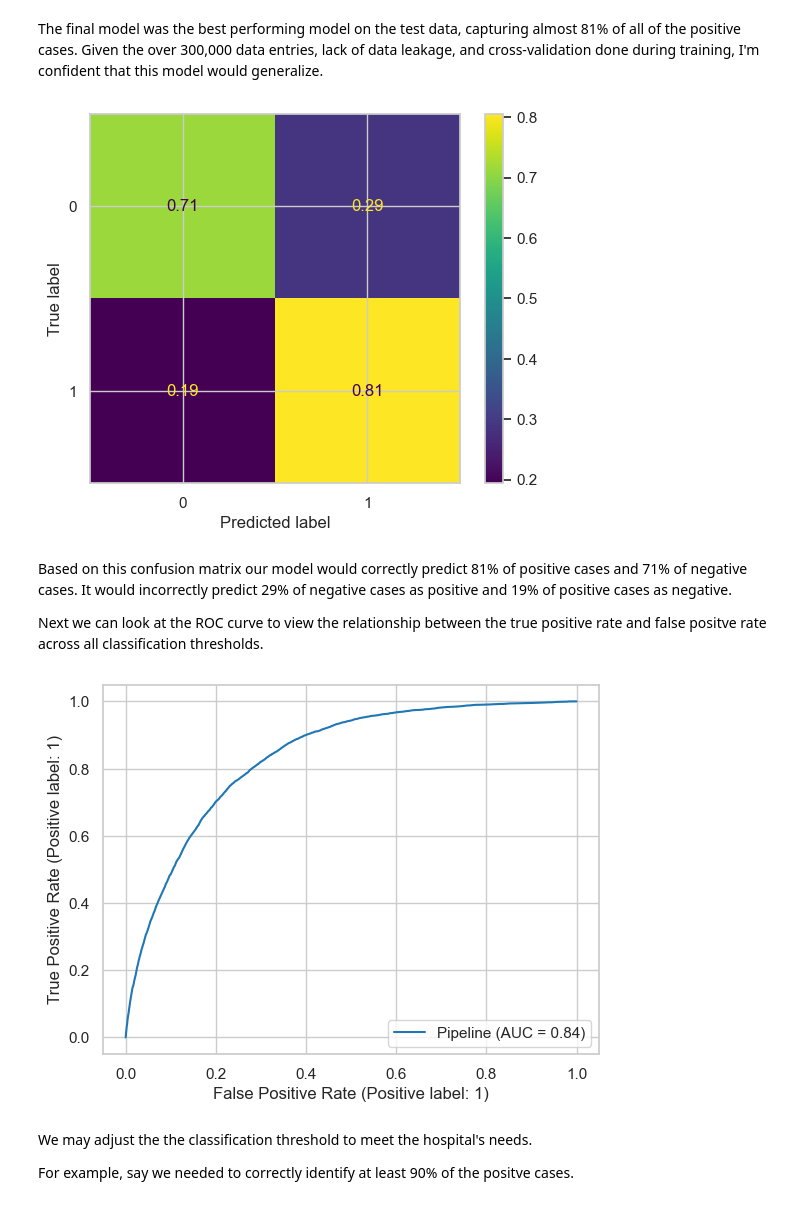
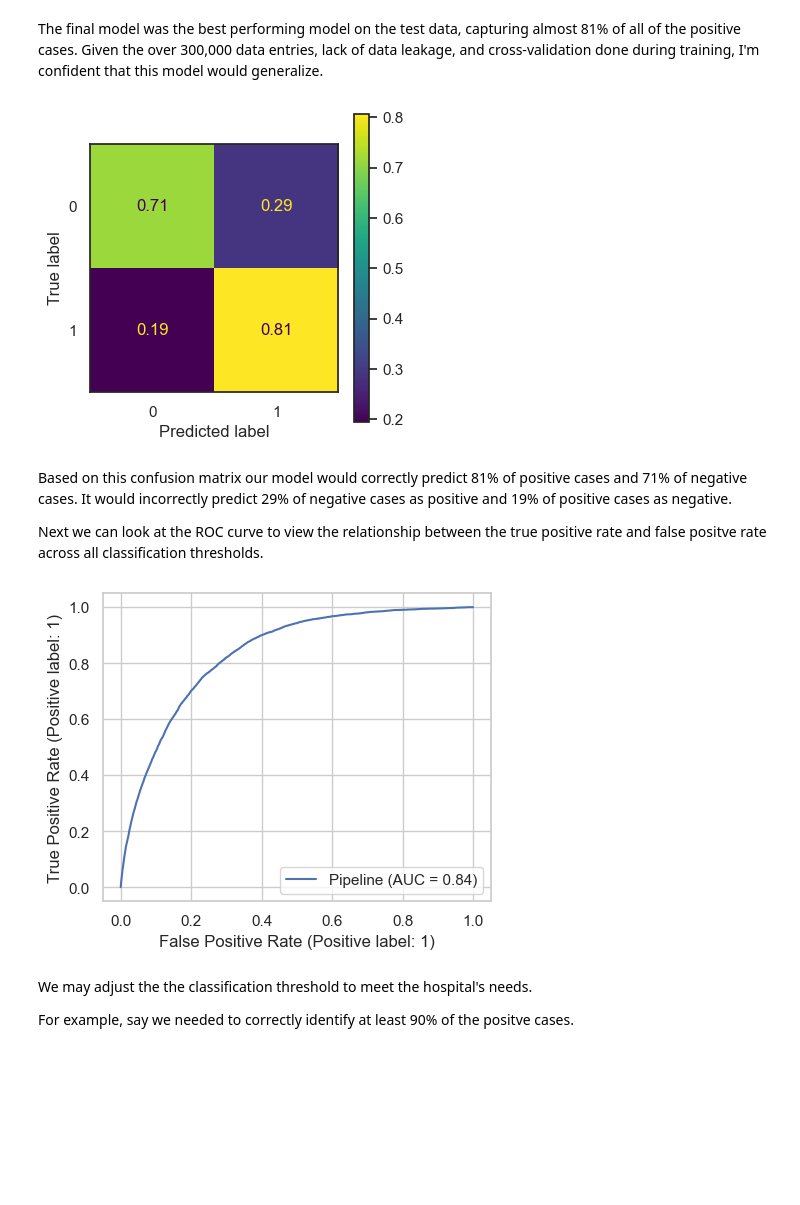
Before and after one commit to rlodetti/classification_project, a Jupyter notebook: classification_project.ipynb, the cells around one changed output. Cells and saved outputs as stored; diff of their text form; code cells hidden in the pictures; blank space fills up the shorter version.

```diff
--- a/classification_project.ipynb
+++ b/classification_project.ipynb
@@ -339,7 +350,8 @@ variant_dic = {
 variant_ml = []
 for num, key in enumerate(variant_dic):
     model = variant_dic[key]
-    variant_ml, variant_df = model_scores(model, X_train, y_train, model_list=variant_ml, cv=5, model_name=key)
+    variant_ml, variant_df = model_scores(
+        model, X_train, y_train, model_list=variant_ml, cv=5, model_name=key)
 variant_df
 # %% [output]
 |  | name | f2 | accuracy | precision | recall | roc_auc |
@@ -603,7 +601,8 @@ def feature_selector(features, X_train, y_train, num, ml):
 # %%
 selector_ml = []
 for i in range(len(importance_grouped_df.index)):
-    selector_ml, selector_df = feature_selector(importance_grouped_df.index, X_train, y_train, num=i + 1, ml=selector_ml)
+    selector_ml, selector_df = feature_selector(
+        importance_grouped_df.index, X_train, y_train, num=i + 1, ml=selector_ml)
 selector_df.sort_values('f2', ascending=False)
 # %% [output]
 |  | name | f2 | accuracy | precision | recall | roc_auc |
@@ -637,16 +627,23 @@ The model with 17 features (excluding `Weight_(kg)`) had the highest f2-score, s
 # %%
 # Importing a custom transformer which will drop the Weight_(kg) column.
 from code.my_module import ColumnDropperTransformer
-to_drop = ['Checkup', 'Depression', 'Skin_Cancer','Other_Cancer', 'Alcohol_Consumption', 'Exercise', 'BMI','Green_Vegetables_Consumption', 'FriedPotato_Consumption', 'Fruit_Consumption', 'Height_(cm)', 'Weight_(kg)']
-categorical2 = ['Arthritis', 'Diabetes', 'Sex','Smoking_History']
+
+to_drop = [
+    'Checkup', 'Depression', 'Skin_Cancer', 'Other_Cancer',
+    'Alcohol_Consumption', 'Exercise', 'BMI', 'Green_Vegetables_Consumption',
+    'FriedPotato_Consumption', 'Fruit_Consumption', 'Height_(cm)',
+    'Weight_(kg)'
+]
+categorical2 = ['Arthritis', 'Diabetes', 'Sex', 'Smoking_History']
 oe2 = OrdinalEncoder(categories=[age, health])
 ordinal2 = ['Age_Category', 'General_Health']
+
 # Making a new ColumnTransformer to incorporate the ColumnDropperTransformer
 ct2 = ColumnTransformer(transformers=[
-    ('cd',ColumnDropperTransformer(columns=to_drop),to_drop),
-    ('oe', oe2, ordinal2),
-    ('ohe', ohe, categorical2)],
-    remainder="passthrough")
+    ('cd', ColumnDropperTransformer(columns=to_drop), to_drop),
+    ('oe', oe2, ordinal2), ('ohe', ohe, categorical2)
+],
+                        remainder="passthrough")
 
 final_pipe = Pipeline(steps=[('ct2', ct2), ('xgb', xgb_final)])
 final_model = final_pipe.fit(X_train, y_train)
@@ -671,7 +668,8 @@ models_dic = {
 ml = []
 for num, key in enumerate(models_dic):
     model = models_dic[key]
-    ml, mdf = model_scores(model, X_test, y_test, model_list=ml, cv=0, model_name=key)
+    ml, mdf = model_scores(
+        model, X_test, y_test, model_list=ml, cv=0, model_name=key)
 mdf
 # %% [output]
 |  | name | f2 | accuracy | precision | recall | roc_auc |
@@ -681,19 +679,24 @@ mdf
 # %% [markdown]
 The final model was the best performing model on the test data, capturing almost 81% of all of the positive cases. Given the over 300,000 data entries, lack of data leakage, and cross-validation done during training, I'm confident that this model would generalize.
 # %%
+sns.set_style('white')
+fig,ax= plt.subplots(figsize=(4,4))
 ConfusionMatrixDisplay.from_predictions(y_test,
                                         final_model.predict(X_test),
-                                        normalize='true');
+                                        normalize='true',
+                                        ax=ax);
 # %% [output]
-[figure, old version]
+[figure, new version]
 # %% [markdown]
 Based on this confusion matrix our model would correctly predict 81% of positive cases and 71% of negative cases. It would incorrectly predict 29% of negative cases as positive and 19% of positive cases as negative.
 
 Next we can look at the ROC curve to view the relationship between the true positive rate and false positve rate across all classification thresholds.
 # %%
-RocCurveDisplay.from_estimator(final_model, X_test, y_test);
+sns.set_style('whitegrid')
+fig,ax= plt.subplots(figsize=(5,4))
+RocCurveDisplay.from_estimator(final_model, X_test, y_test, ax=ax);
 # %% [output]
-[figure, old version]
+[figure, new version]
 # %% [markdown]
 We may adjust the the classification threshold to meet the hospital's needs.
 
```
Also changed, not shown: parts of 18 cells of this notebook, 3 other files.
